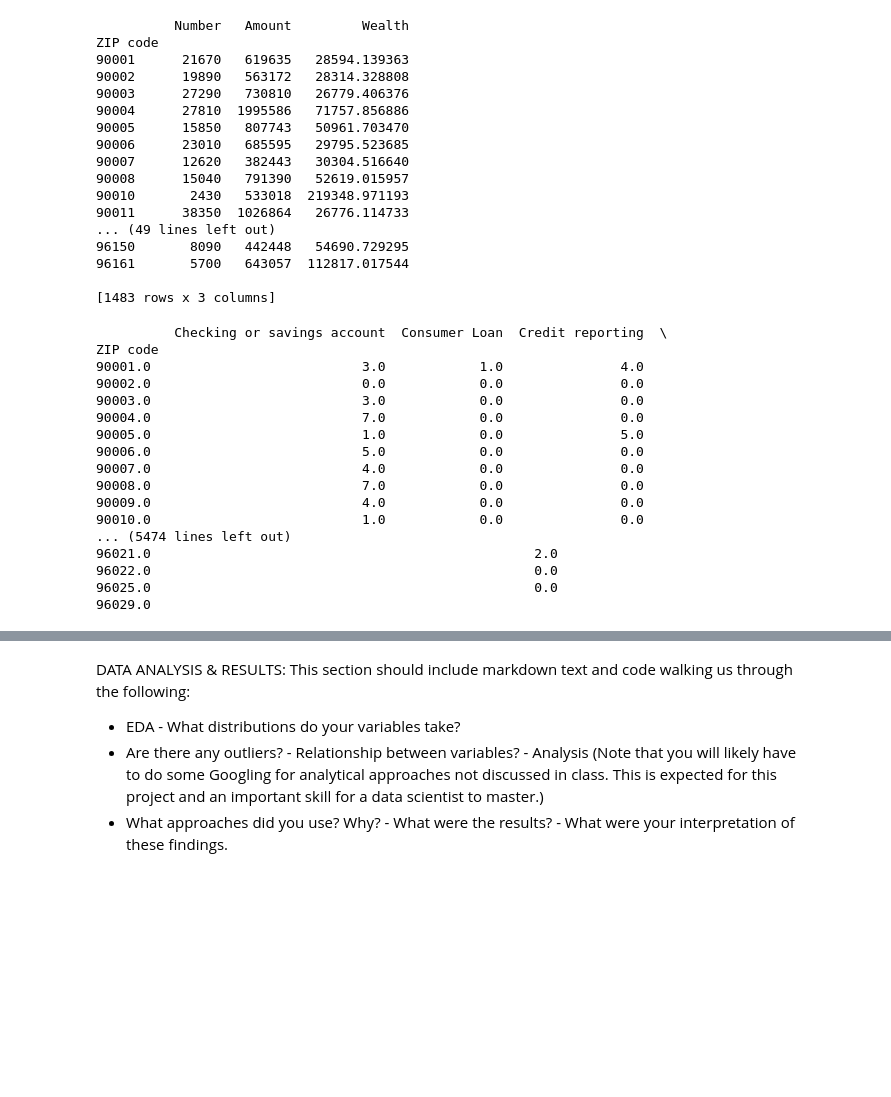
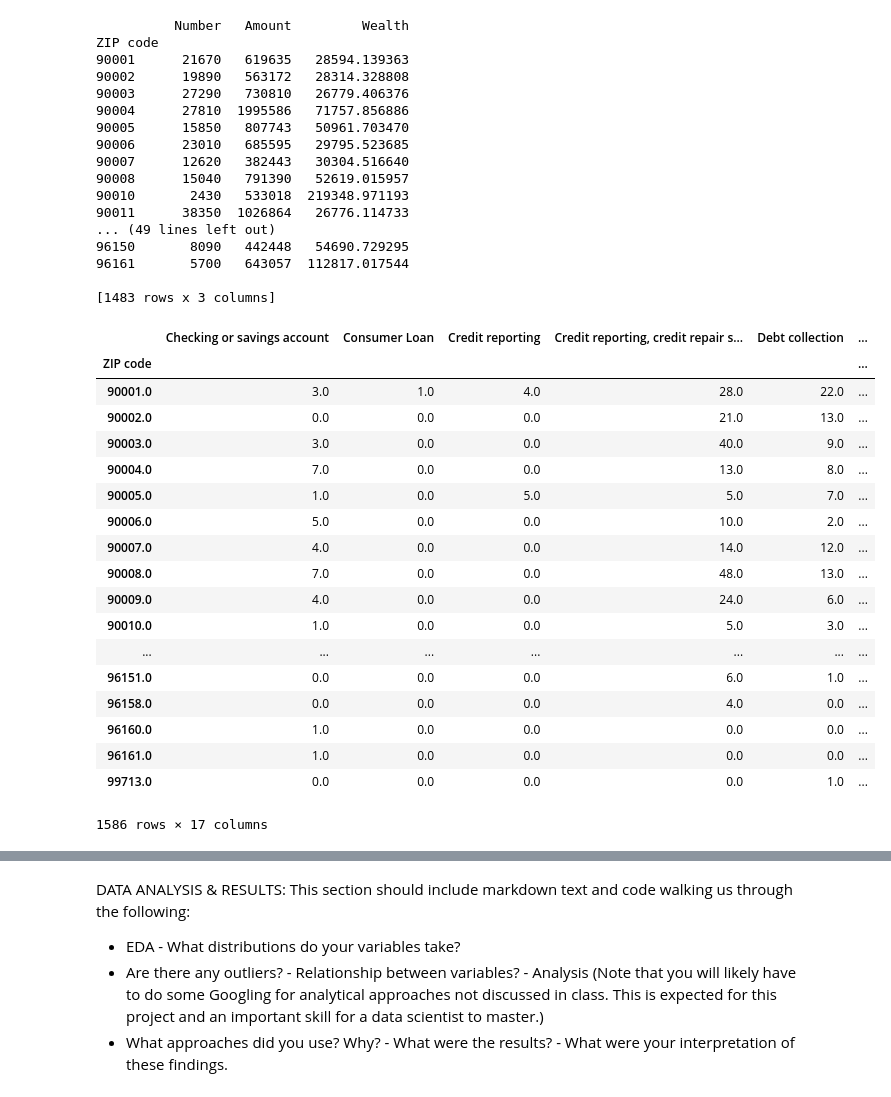
Before and after one commit to jmdangelo/Cogs108-Final-Project, a Jupyter notebook: FinalProject.ipynb, the cells around one changed output, grey strips where cells are left out. Saved outputs shown, nothing was run; the diff lists cells and outputs as text; code cells hidden in the pictures; blank space fills up the shorter version.

```diff
--- a/FinalProject.ipynb
+++ b/FinalProject.ipynb
@@ -80,43 +84,51 @@ ZIP code
 [1483 rows x 3 columns]
 # %%
 df_complaints = pd.read_csv('new2.csv')
+
+# Remove all of the unimportant columns from our dataframe
 df_complaints = df_complaints.drop(columns=['Date received', 'Sub-product', 'Issue', 'Sub-issue', 'Consumer complaint narrative',
                                            'Company public response', 'Company', 'State', 'Tags', 'Consumer consent provided?',
                                            'Submitted via', 'Date sent to company', 'Company response to consumer',
                                            'Timely response?', 'Consumer disputed?', 'Complaint ID'])
 
+# Remove weird zip codes
 df_complaints = df_complaints[df_complaints['ZIP code'] >= 90001]
+df_complaints = df_complaints.sort_index()
 
-df_complaints = df_complaints.sort_index()
+# Create groups for unique zip codes and unique products
 df_complaints_groups = df_complaints.groupby(['ZIP code', 'Product'])
 df_complaints_2 = pd.DataFrame(columns = ['ZIP code'])
+
+# In each group, get the length which represents
 for key, item in df_complaints_groups:
 
     group_length = len(df_complaints_groups.get_group(key))
-    df_complaints_2 = df_complaints_2.append({'ZIP code' : key[0], key[1] : group_length}, ignore_index=True)
+    df_complaints_2 = df_complaints_2.append({'ZIP code' : int(key[0]), key[1] : group_length}, ignore_index=True)
 
-df_complaints_2 = df_complaints_2.fillna(0)
+df_complaints_2 = df_complaints_2.fillna(int(0))
 
+# Sum all unique zip codes to get one row per zip code
+grouped_df = df_complaints_2.groupby('ZIP code').sum()
 
-for i in df_complaints_2.columns:
-    grouped_df = df_complaints_2.groupby('ZIP code').sum()
-
-    print(grouped_df)
+# Print the dataframe
+grouped_df
 # %% [output]
+|  | Checking or savings account | Consumer Loan | Credit reporting | Credit reporting, credit repair s... | Debt collection | ... |
+| ZIP code |  |  |  |  |  | ... |
+| 90001.0 | 3.0 | 1.0 | 4.0 | 28.0 | 22.0 | ... |
+| 90002.0 | 0.0 | 0.0 | 0.0 | 21.0 | 13.0 | ... |
+| 90003.0 | 3.0 | 0.0 | 0.0 | 40.0 | 9.0 | ... |
+| 90004.0 | 7.0 | 0.0 | 0.0 | 13.0 | 8.0 | ... |
+| 90005.0 | 1.0 | 0.0 | 5.0 | 5.0 | 7.0 | ... |
+| 90006.0 | 5.0 | 0.0 | 0.0 | 10.0 | 2.0 | ... |
+| 90007.0 | 4.0 | 0.0 | 0.0 | 14.0 | 12.0 | ... |
+| 90008.0 | 7.0 | 0.0 | 0.0 | 48.0 | 13.0 | ... |
+| 90009.0 | 4.0 | 0.0 | 0.0 | 24.0 | 6.0 | ... |
+| 90010.0 | 1.0 | 0.0 | 0.0 | 5.0 | 3.0 | ... |
+| ... | ... | ... | ... | ... | ... | ... |
+| 96151.0 | 0.0 | 0.0 | 0.0 | 6.0 | 1.0 | ... |
+| 96158.0 | 0.0 | 0.0 | 0.0 | 4.0 | 0.0 | ... |
+| 96160.0 | 1.0 | 0.0 | 0.0 | 0.0 | 0.0 | ... |
+| 96161.0 | 1.0 | 0.0 | 0.0 | 0.0 | 0.0 | ... |
+| 99713.0 | 0.0 | 0.0 | 0.0 | 0.0 | 1.0 | ... |
-          Checking or savings account  Consumer Loan  Credit reporting  \
-ZIP code
-90001.0                           3.0            1.0               4.0
-90002.0                           0.0            0.0               0.0
-90003.0                           3.0            0.0               0.0
-90004.0                           7.0            0.0               0.0
-90005.0                           1.0            0.0               5.0
-90006.0                           5.0            0.0               0.0
-90007.0                           4.0            0.0               0.0
-90008.0                           7.0            0.0               0.0
-90009.0                           4.0            0.0               0.0
-90010.0                           1.0            0.0               0.0
-... (5474 lines left out)
-96021.0                                                 2.0
-96022.0                                                 0.0
-96025.0                                                 0.0
-96029.0
+1586 rows × 17 columns
```
Also changed, not shown: parts of 2 cells of this notebook.
